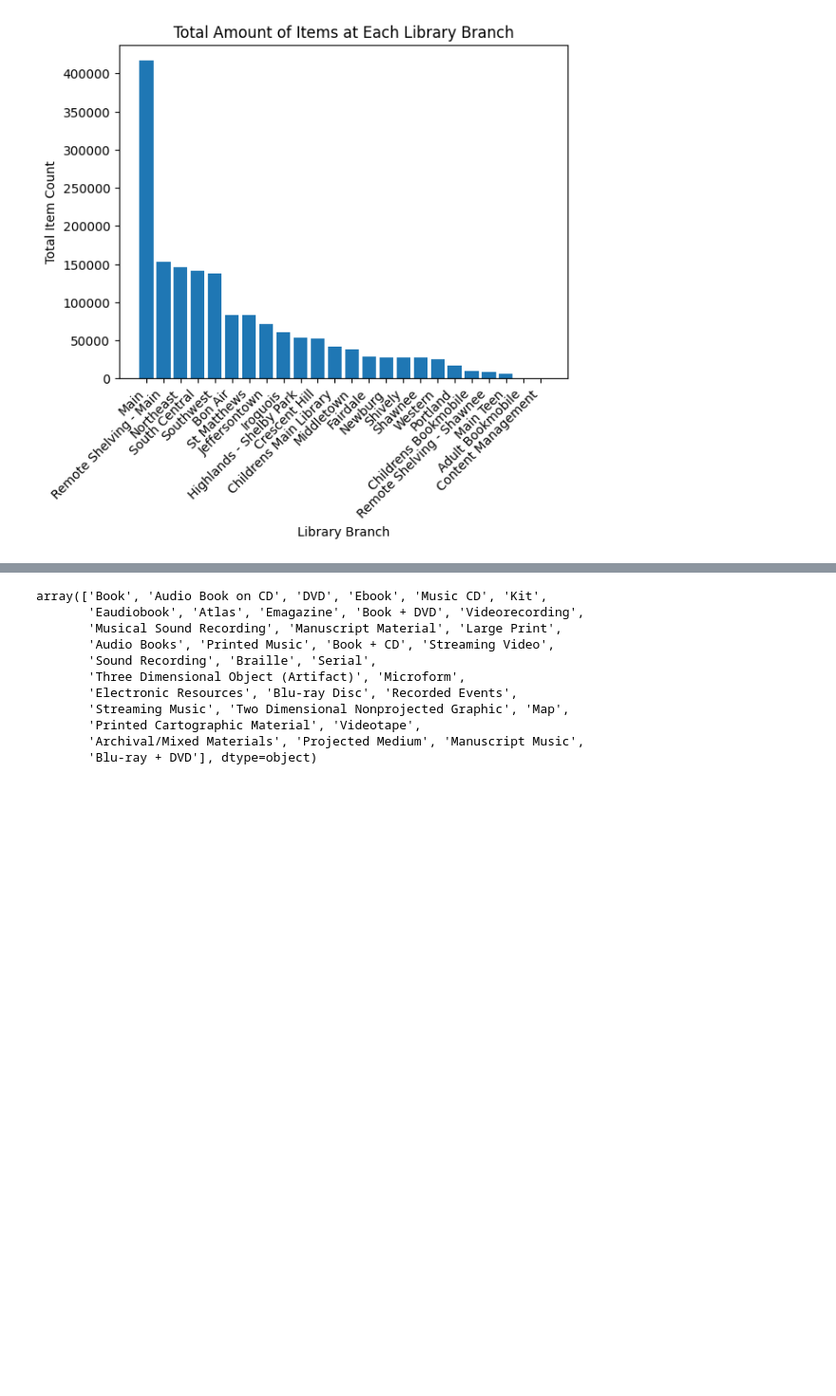
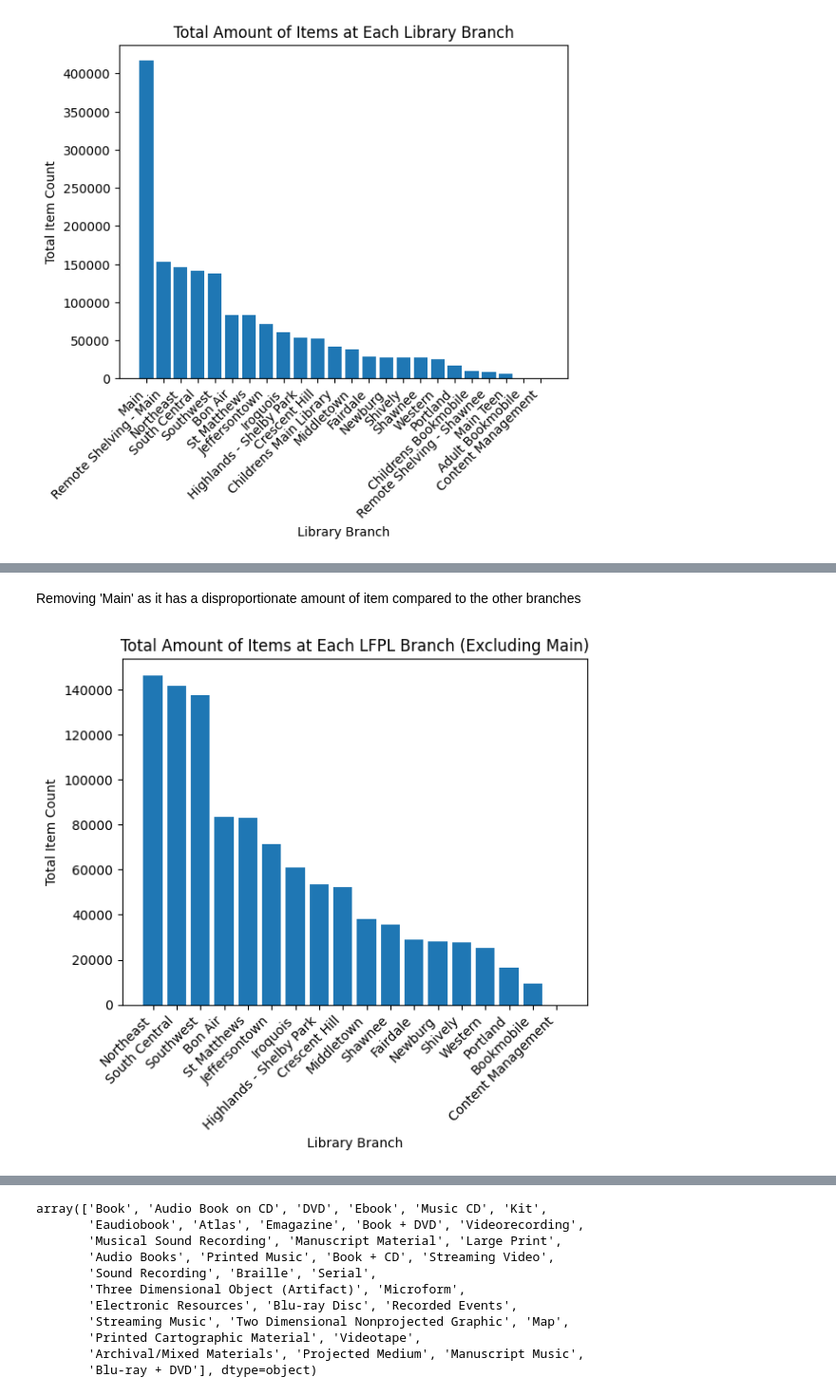
Before and after one commit to btl930/louisville_library_inventory_analysis, a Jupyter notebook: louisville_library_inventory_analysis.ipynb, the cells around one changed output, grey strips where cells are left out. Shown at 95% size. Saved outputs shown, nothing was run; the diff lists cells and outputs as text; code cells hidden in the pictures; blank space fills up the shorter version.

```diff
--- a/louisville_library_inventory_analysis.ipynb
+++ b/louisville_library_inventory_analysis.ipynb
@@ -299,0 +300,18 @@ plt.show()
+# %% [markdown]
+Removing 'Main' as it has a disproportionate amount of item compared to the other branches
+# %%
+item_count_non_Main = (
+    df[df['ItemLocation'] != 'Main']['ItemLocation']
+    .value_counts())
+
+
+plt.bar(item_count_non_Main.index, item_count_non_Main.values)
+plt.xticks(rotation=45, ha='right')
+
+plt.xlabel('Library Branch')
+plt.ylabel('Total Item Count')
+plt.title('Total Amount of Items at Each LFPL Branch (Excluding Main)')
+
+plt.show()
+# %% [output]
+[figure, added]
```
Also changed, not shown: parts of 24 cells of this notebook.
